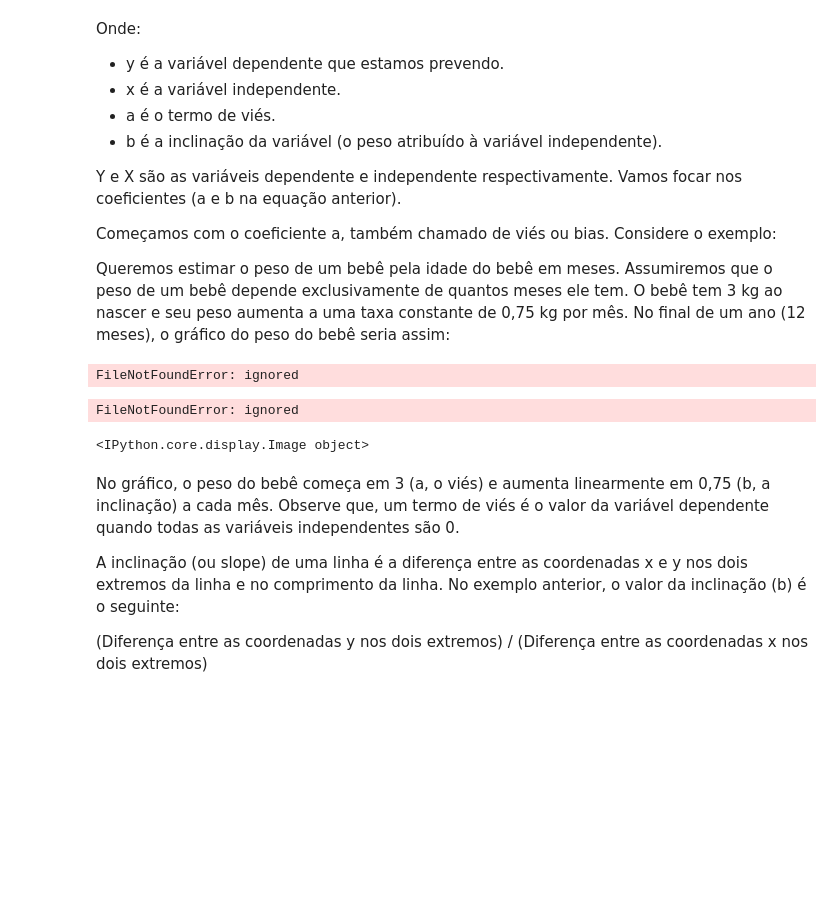
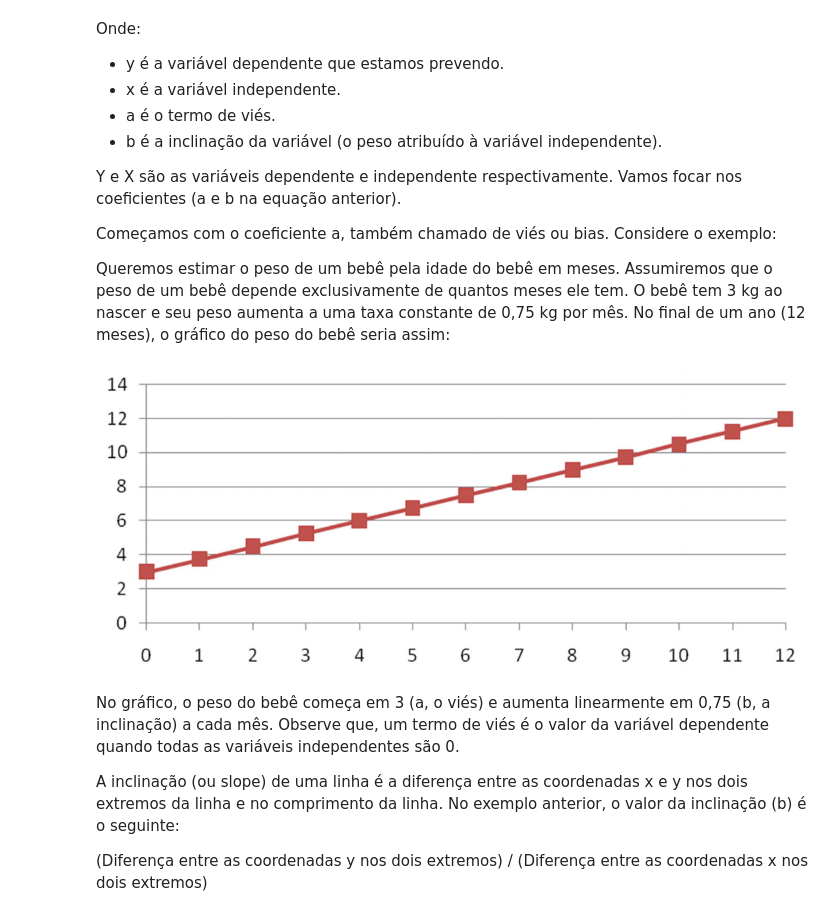
Before and after one commit to renatamontanhana/-regressao-linear-simples-ML, a Jupyter notebook: M5A11_Regressão.ipynb, the cells around one changed output. Saved outputs shown, nothing was run; the diff lists cells and outputs as text; code cells hidden in the pictures; blank space fills up the shorter version.

```diff
--- a/M5A11_Regressão.ipynb
+++ b/M5A11_Regressão.ipynb
@@ -252,11 +252,9 @@ Começamos com o coeficiente a, também chamado de viés ou bias. Considere o ex
 Queremos estimar o peso de um bebê pela idade do bebê em meses. Assumiremos que o peso de um bebê depende exclusivamente de quantos meses ele tem. O bebê tem 3 kg ao nascer e seu peso aumenta a uma taxa constante de 0,75 kg por mês. No final de um ano (12 meses), o gráfico do peso do bebê seria assim:
 # %%
 from IPython.display import Image
-Image('imagens/regression4.png')
+Image('/content/regression4.png')
 # %% [output]
-FileNotFoundError: ignored
-FileNotFoundError: ignored
-<IPython.core.display.Image object>
+[figure, added]
 # %% [markdown]
 No gráfico, o peso do bebê começa em 3 (a, o viés) e aumenta linearmente em 0,75 (b, a inclinação) a cada mês. Observe que, um termo de viés é o valor da variável dependente quando todas as variáveis independentes são 0.
 
```
Also changed, not shown: parts of 1 cell of this notebook.
